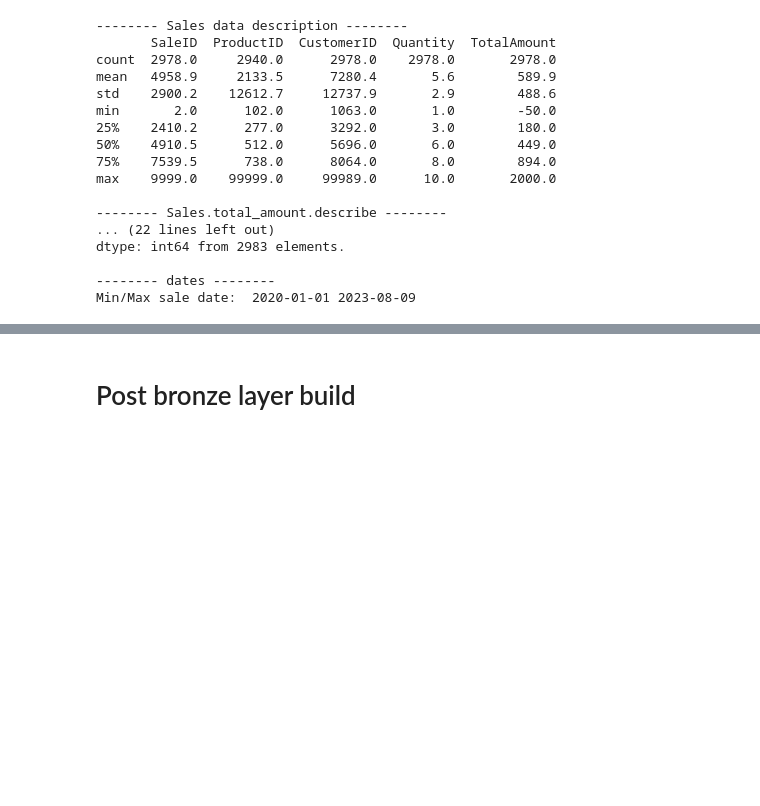
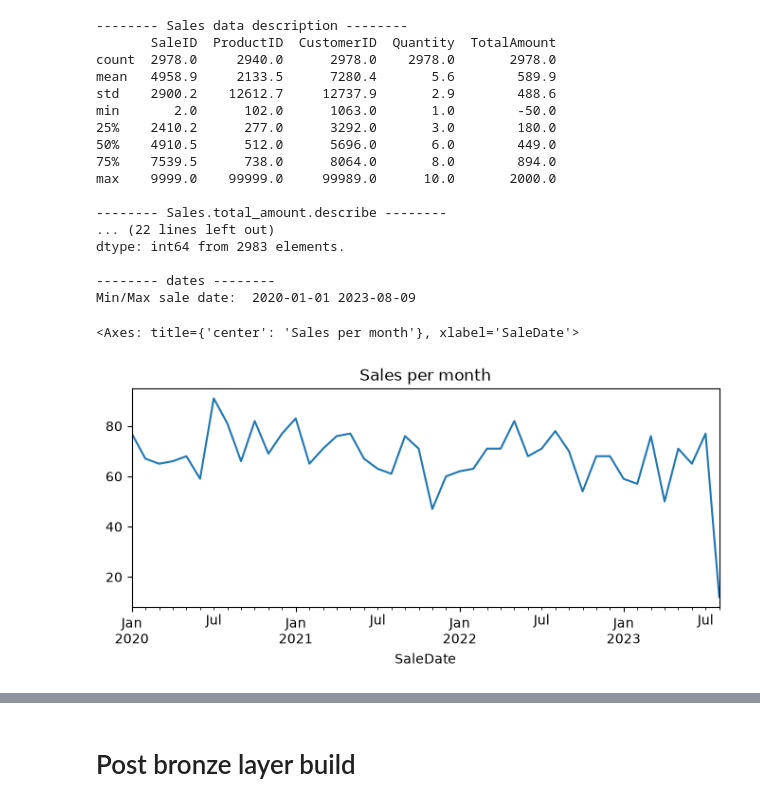
Before and after one commit to RodrigoAndresPerezJamett/doodle-test-data-engineer, a Jupyter notebook: notebooks/playground.ipynb, the cells around one changed output, grey strips where cells are left out. Cells and saved outputs as stored; diff of their text form; code cells hidden in the pictures; blank space fills up the shorter version.

```diff
--- a/notebooks/playground.ipynb
+++ b/notebooks/playground.ipynb
@@ -285,3 +295,9 @@ dtype: int64 from 2983 elements.
 
 -------- dates --------
 Min/Max sale date:  2020-01-01 2023-08-09
+# %%
+sales_df["SaleDate"] = pd.to_datetime(sales_df["SaleDate"])
+sales_df.set_index("SaleDate").resample("ME").size().plot(kind="line", figsize=(8,3), title="Sales per month")
+# %% [output]
+<Axes: title={'center': 'Sales per month'}, xlabel='SaleDate'>
+[figure, added]
```
Also changed, not shown: parts of 6 cells of this notebook, 1 other file.
